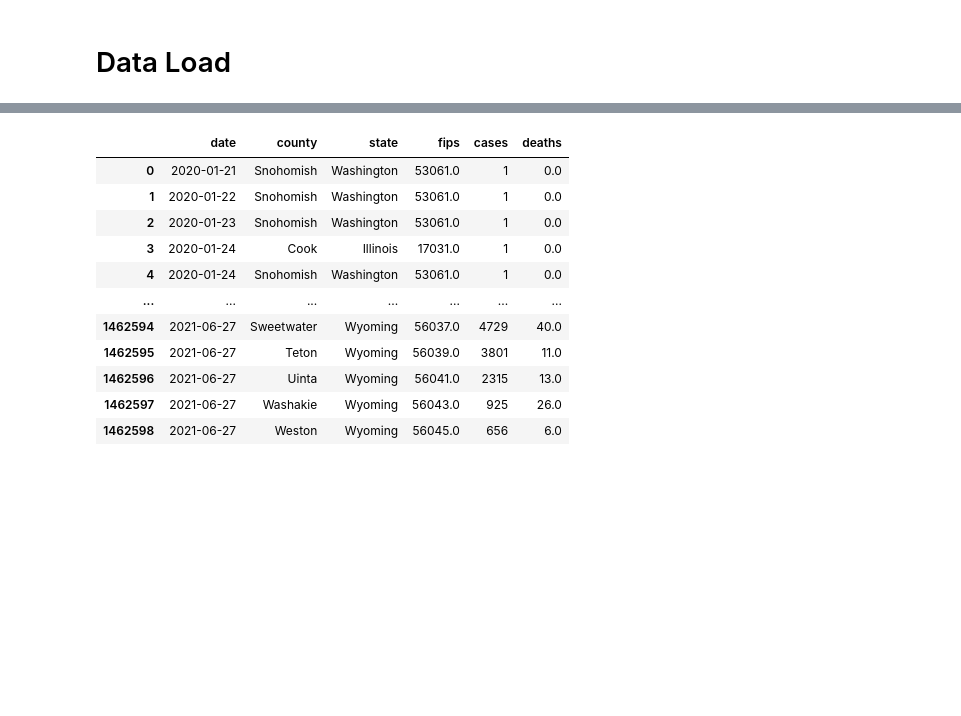
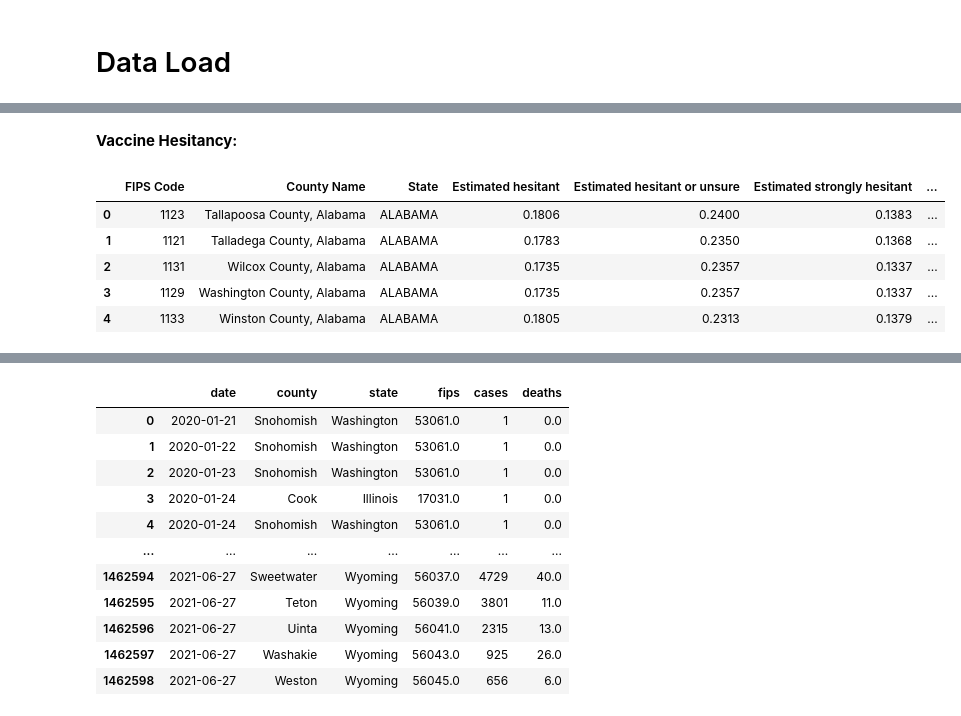
Before and after one commit to kcoop610/capstone-pandemic-us-health-inequities, a Jupyter notebook: report.ipynb, the cells around one changed output, grey strips where cells are left out. Cells and saved outputs as stored; diff of their text form; code cells hidden in the pictures; blank space fills up the shorter version.

```diff
--- a/report.ipynb
+++ b/report.ipynb
@@ -62,0 +92,12 @@ Data files are too large to push to github in their raw form, so the first step
+# %% [markdown]
+**Vaccine Hesitancy:**
+# %%
+vax_hesitancy = pd.read_csv('data/Vaccine_Hesitancy_for_COVID-19__County_and_local_estimates.csv')
+vax_hesitancy.head()
+# %% [output]
+|  | FIPS Code | County Name | State | Estimated hesitant | Estimated hesitant or unsure | Estimated strongly hesitant | ... |
+| 0 | 1123 | Tallapoosa County, Alabama | ALABAMA | 0.1806 | 0.2400 | 0.1383 | ... |
+| 1 | 1121 | Talladega County, Alabama | ALABAMA | 0.1783 | 0.2350 | 0.1368 | ... |
+| 2 | 1131 | Wilcox County, Alabama | ALABAMA | 0.1735 | 0.2357 | 0.1337 | ... |
+| 3 | 1129 | Washington County, Alabama | ALABAMA | 0.1735 | 0.2357 | 0.1337 | ... |
+| 4 | 1133 | Winston County, Alabama | ALABAMA | 0.1805 | 0.2313 | 0.1379 | ... |
```
Also changed, not shown: parts of 35 cells of this notebook, 7 other files.
